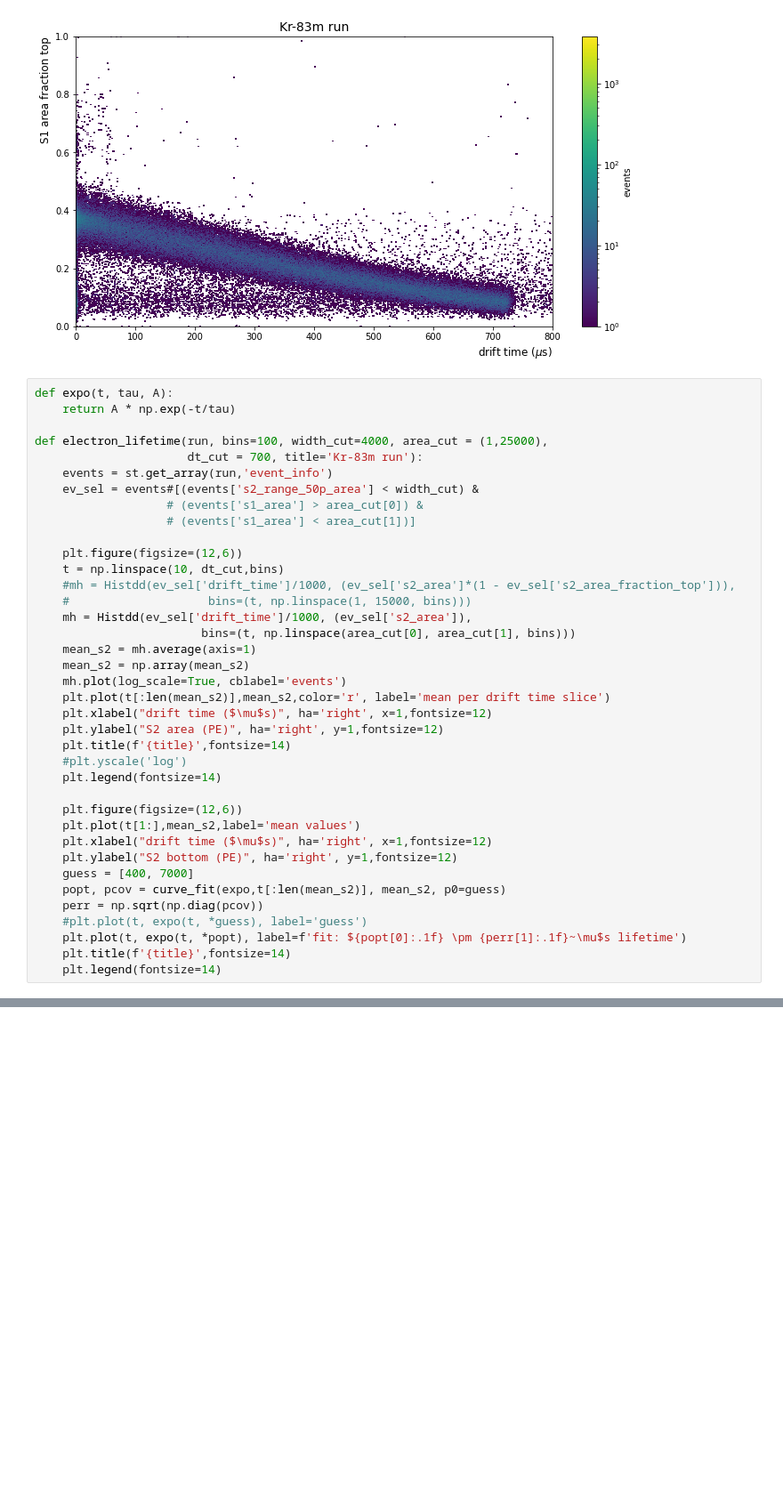
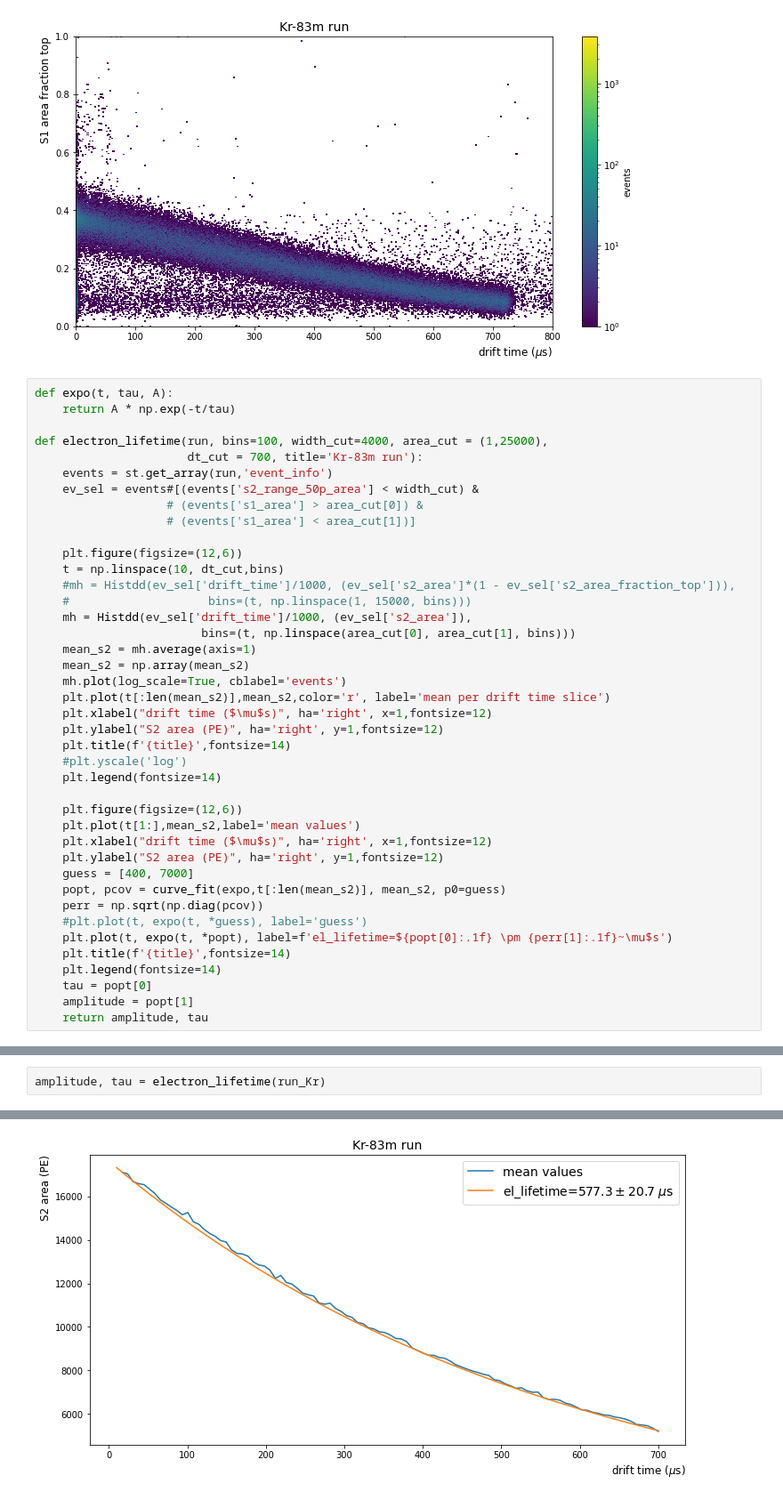
Before and after one commit to valerioda/xenon-note, a Jupyter notebook: advanced_physics_laboratory/electron_lifetime.ipynb, the cells around one changed output, grey strips where cells are left out. Shown at 89% size. Saved outputs shown, nothing was run; the diff lists cells and outputs as text; blank space fills up the shorter version.

```diff
--- a/advanced_physics_laboratory/electron_lifetime.ipynb
+++ b/advanced_physics_laboratory/electron_lifetime.ipynb
@@ -139,11 +164,14 @@ def electron_lifetime(run, bins=100, width_cut=4000, area_cut = (1,25000),
     plt.figure(figsize=(12,6))
     plt.plot(t[1:],mean_s2,label='mean values')
     plt.xlabel("drift time ($\mu$s)", ha='right', x=1,fontsize=12)
-    plt.ylabel("S2 bottom (PE)", ha='right', y=1,fontsize=12)
+    plt.ylabel("S2 area (PE)", ha='right', y=1,fontsize=12)
     guess = [400, 7000]
     popt, pcov = curve_fit(expo,t[:len(mean_s2)], mean_s2, p0=guess)
     perr = np.sqrt(np.diag(pcov))
     #plt.plot(t, expo(t, *guess), label='guess')
-    plt.plot(t, expo(t, *popt), label=f'fit: ${popt[0]:.1f} \pm {perr[1]:.1f}~\mu$s lifetime')
+    plt.plot(t, expo(t, *popt), label=f'el_lifetime=${popt[0]:.1f} \pm {perr[1]:.1f}~\mu$s')
     plt.title(f'{title}',fontsize=14)
     plt.legend(fontsize=14)
+    tau = popt[0]
+    amplitude = popt[1]
+    return amplitude, tau
@@ -180,0 +178,3 @@ calculate_electron_lifetime(run_Ar,title='Ar run',area_cut=(1000,6000))
+# %%
+amplitude, tau = electron_lifetime(run_Kr)
+# %% [output]
@@ -180,0 +182 @@ calculate_electron_lifetime(run_Ar,title='Ar run',area_cut=(1000,6000))
+[figure, added]
```
Also changed, not shown: parts of 23 cells of this notebook, 8 other files.
